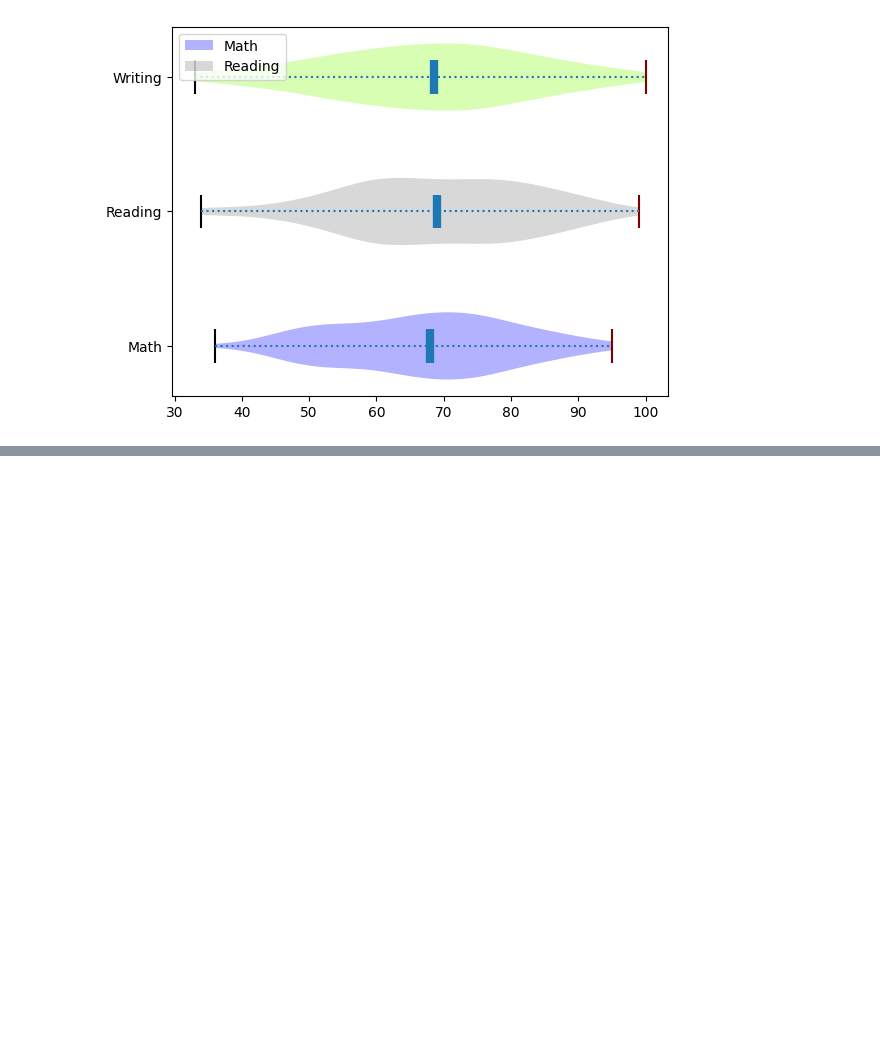
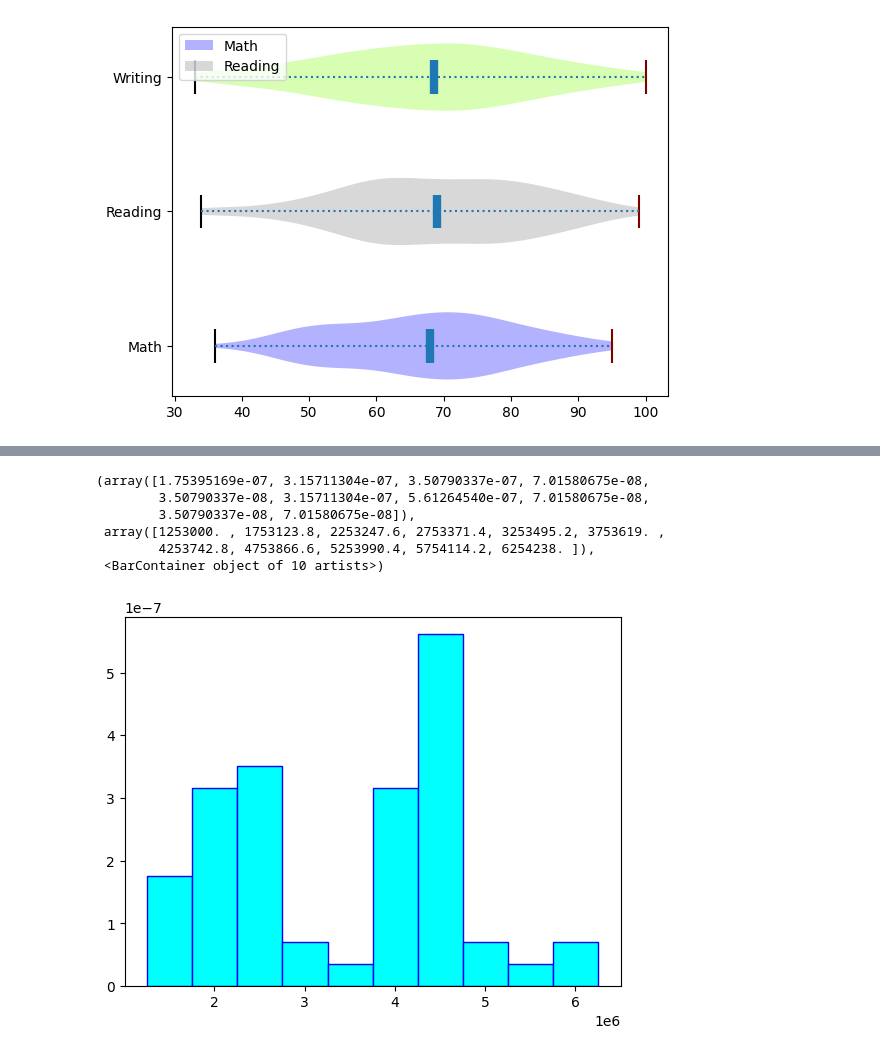
Before and after one commit to jmw-fr/Python, a Jupyter notebook: matplot/module3.ipynb, the cells around one changed output, grey strips where cells are left out. Saved outputs shown, nothing was run; the diff lists cells and outputs as text; code cells hidden in the pictures; blank space fills up the shorter version.

```diff
--- a/matplot/module3.ipynb
+++ b/matplot/module3.ipynb
@@ -186,0 +224,14 @@ plt.legend(handles = [vp['bodies'][0], vp['bodies'][1]], labels=['Math', 'Readin
+# %%
+plt.hist(np_data['GrandCanyon'],
+        facecolor = 'cyan',
+        edgecolor = 'blue',
+        bins=10,
+        density=True)
+# %% [output]
+(array([1.75395169e-07, 3.15711304e-07, 3.50790337e-07, 7.01580675e-08,
+        3.50790337e-08, 3.15711304e-07, 5.61264540e-07, 7.01580675e-08,
+        3.50790337e-08, 7.01580675e-08]),
+ array([1253000. , 1753123.8, 2253247.6, 2753371.4, 3253495.2, 3753619. ,
+        4253742.8, 4753866.6, 5253990.4, 5754114.2, 6254238. ]),
+ <BarContainer object of 10 artists>)
+[figure, added]
```
Also changed, not shown: parts of 5 cells of this notebook.
